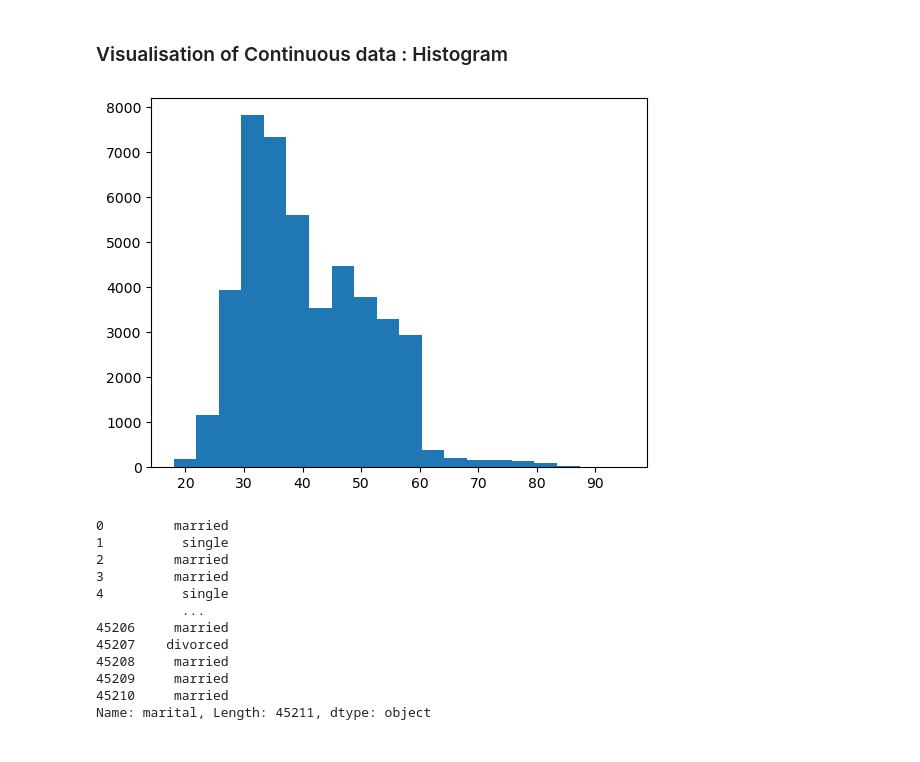
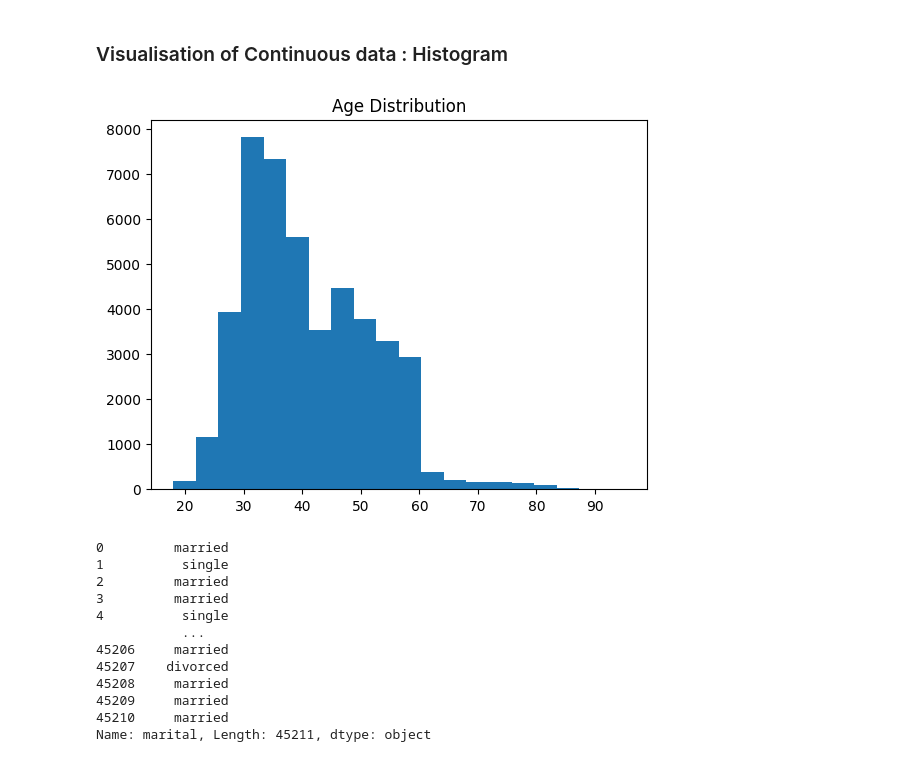
Before and after one commit to KKeshav1101/Prodigy_DS_01, a Jupyter notebook: Task1.ipynb, the cells around one changed output. Drawn from its saved outputs; the diff is of its cells as text; code cells hidden in the pictures.

```diff
--- a/Task1.ipynb
+++ b/Task1.ipynb
@@ -111,10 +115,11 @@ Name: age, Length: 77, dtype: int64
 # %% [markdown]
 ### Visualisation of Continuous data : Histogram
 # %%
-plt.hist(df['age'],bins=20)    #using histogram to plot continuous data like age
+plt.hist(df['age'],bins=20)#using histogram to plot continuous data like age
+plt.title('Age Distribution')
 plt.show()
 # %% [output]
-[figure, old version]
+[figure, new version]
 # %%
 df['marital']      #viewing how marital column is distributed
 # %% [output]
```
Also changed, not shown: parts of 2 cells of this notebook.
